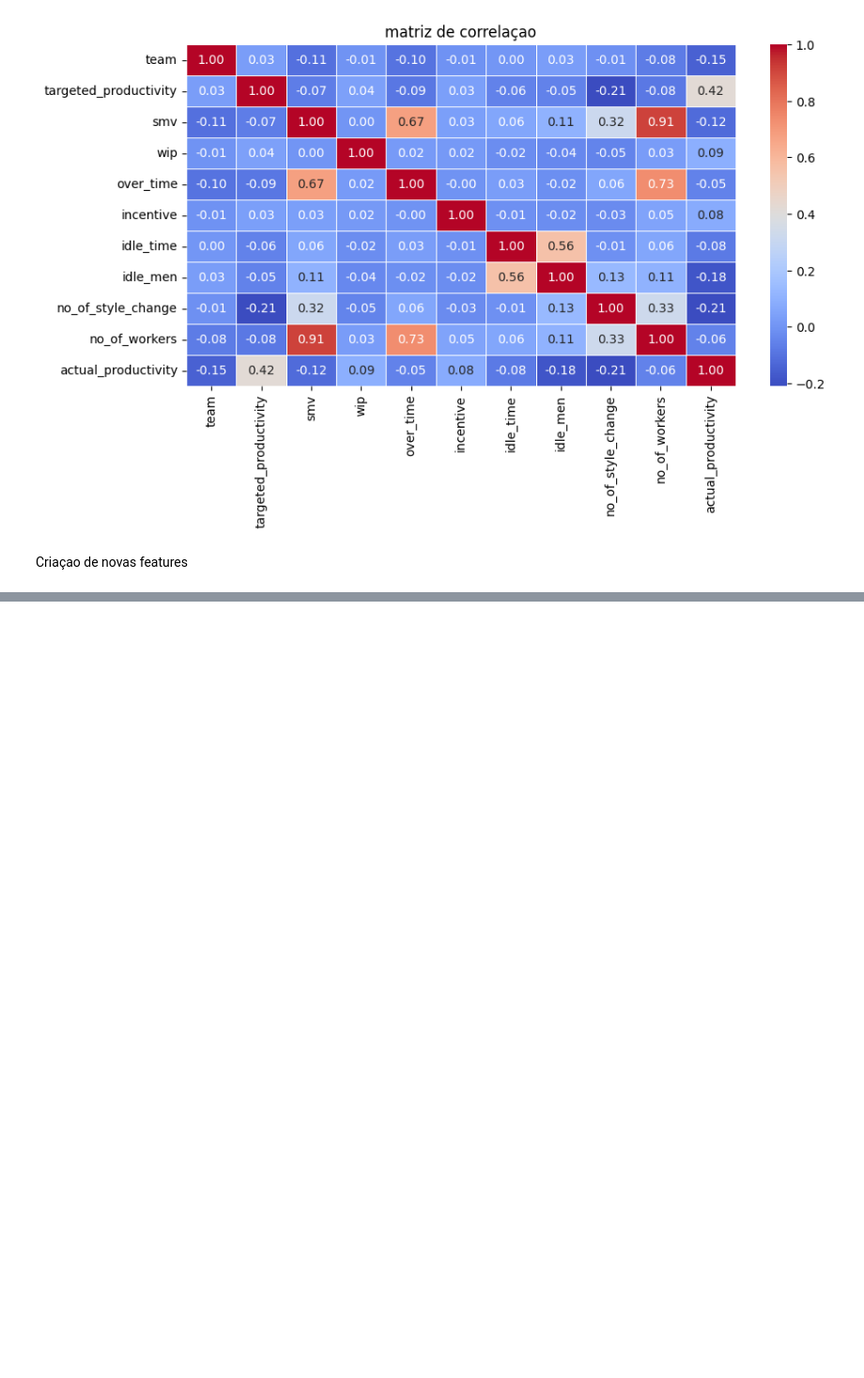
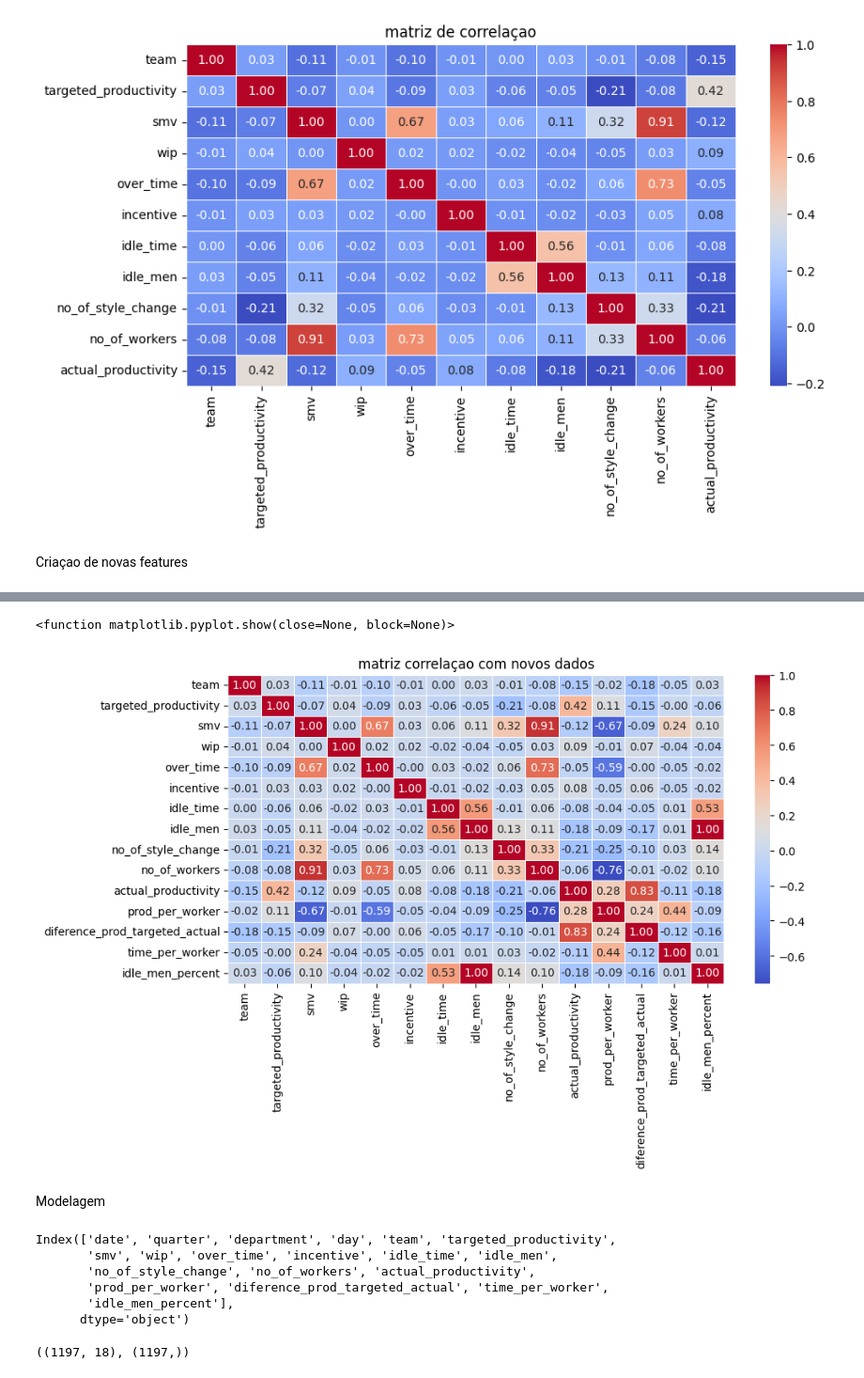
Before and after one commit to WesleySouza13/PRODUCTIVITY-PREDICTION-, a Jupyter notebook: Jupyter_notebook.ipynb, the cells around one changed output, grey strips where cells are left out. Shown at 94% size. Saved outputs shown, nothing was run; the diff lists cells and outputs as text; code cells hidden in the pictures; blank space fills up the shorter version.

```diff
--- a/Jupyter_notebook.ipynb
+++ b/Jupyter_notebook.ipynb
@@ -311,0 +356,3 @@ Criaçao de novas features
+# %%
+new_num_col = df.select_dtypes(exclude=['object', 'datetime64[ns]'])
+new_num_col
@@ -311,0 +373,20 @@ Criaçao de novas features
+# %%
+#plotando nova matriz de correlaçao
+plt.figure(figsize=(10,5))
+plt.title('matriz correlaçao com novos dados')
+sns.heatmap(new_num_col.corr(), annot=True, cmap='coolwarm', fmt='.2f', linewidths=0.5, cbar=True)
+plt.show
+# %% [output]
+<function matplotlib.pyplot.show(close=None, block=None)>
+[figure, added]
+# %% [markdown]
+Modelagem
+# %%
+df.columns
+# %% [output]
+Index(['date', 'quarter', 'department', 'day', 'team', 'targeted_productivity',
+       'smv', 'wip', 'over_time', 'incentive', 'idle_time', 'idle_men',
+       'no_of_style_change', 'no_of_workers', 'actual_productivity',
+       'prod_per_worker', 'diference_prod_targeted_actual', 'time_per_worker',
+       'idle_men_percent'],
+      dtype='object')
@@ -311,0 +396,4 @@ Criaçao de novas features
+# %%
+x.shape, y.shape
+# %% [output]
+((1197, 18), (1197,))
```
Also changed, not shown: parts of 25 cells of this notebook.
